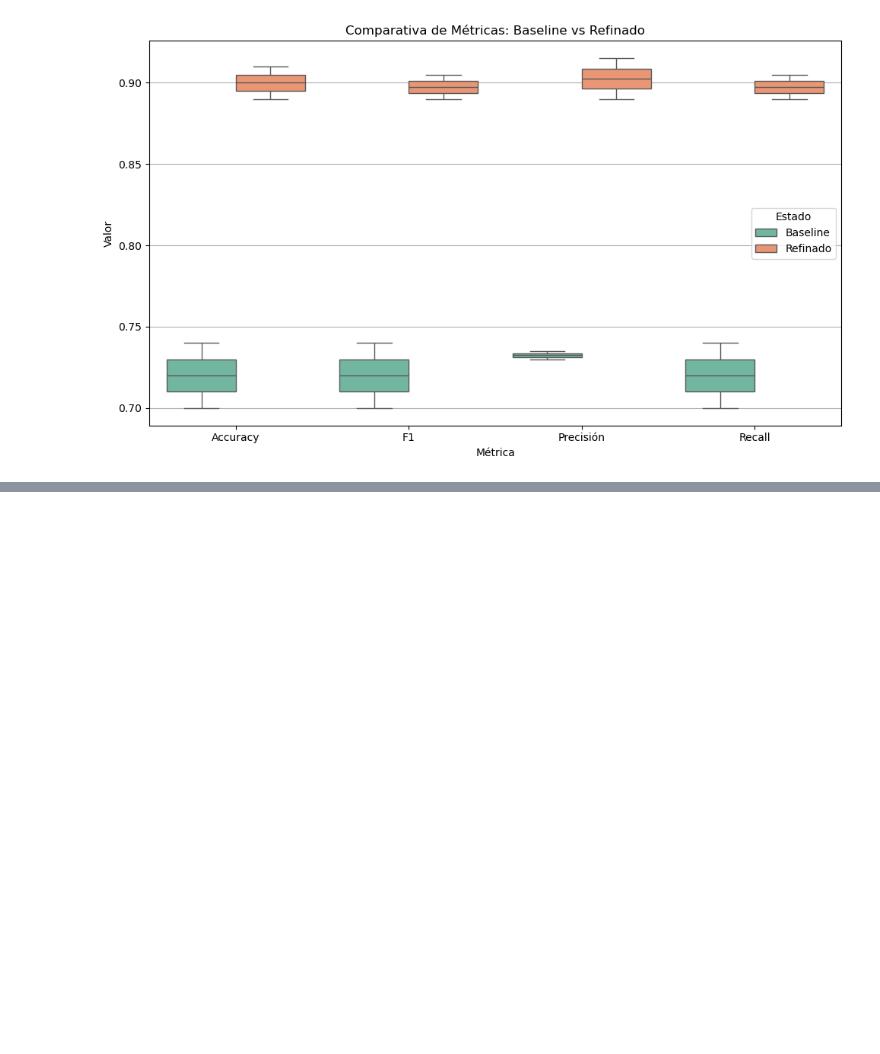
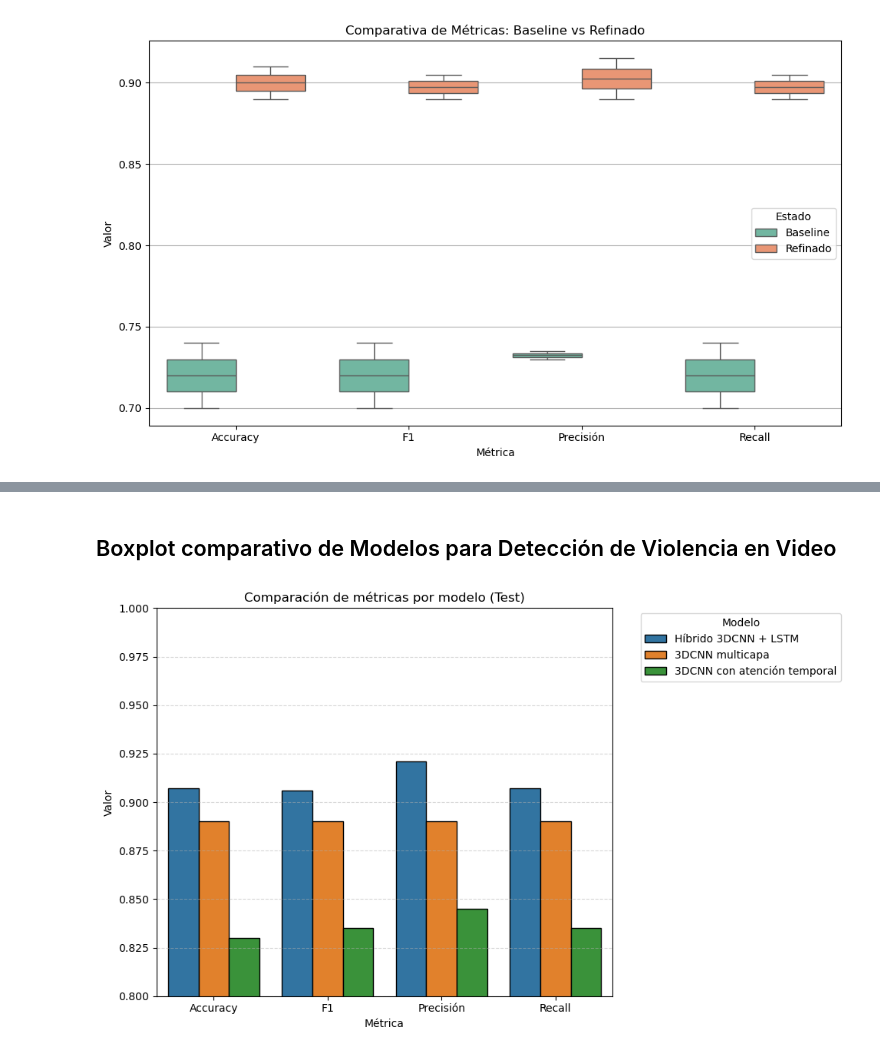
Before and after one commit to Michell-Alvarez/mia-semana14-video-violence-detection, a Jupyter notebook: mia_metricas.ipynb, the cells around one changed output, grey strips where cells are left out. Cells and saved outputs as stored; diff of their text form; code cells hidden in the pictures; blank space fills up the shorter version.

```diff
--- a/mia_metricas.ipynb
+++ b/mia_metricas.ipynb
@@ -517,0 +1346,67 @@ plt.show()
+# %% [markdown]
+## Boxplot comparativo de Modelos para Detección de Violencia en Video
+# %%
+# Importa la librería pandas para manipulación de datos tabulares
+import pandas as pd
+# Importa matplotlib para crear gráficos
+import matplotlib.pyplot as plt
+# Importa seaborn para visualizaciones estadísticas más estéticas
+import seaborn as sns
+
+# ------------------- DATOS -------------------
+
+# Define una lista de diccionarios con los resultados de evaluación de cada modelo
+data = [
+    # Métricas para el modelo Híbrido 3DCNN + LSTM
+    {"Modelo": "Híbrido 3DCNN + LSTM", "Métrica": "Accuracy", "Valor": 0.907},
+    {"Modelo": "Híbrido 3DCNN + LSTM", "Métrica": "F1", "Valor": 0.906},
+    {"Modelo": "Híbrido 3DCNN + LSTM", "Métrica": "Precisión", "Valor": 0.921},
+    {"Modelo": "Híbrido 3DCNN + LSTM", "Métrica": "Recall", "Valor": 0.907},
+
+    # Métricas para el modelo 3DCNN multicapa
+    {"Modelo": "3DCNN multicapa", "Métrica": "Accuracy", "Valor": 0.890},
+    {"Modelo": "3DCNN multicapa", "Métrica": "F1", "Valor": 0.890},
+    {"Modelo": "3DCNN multicapa", "Métrica": "Precisión", "Valor": 0.890},
+    {"Modelo": "3DCNN multicapa", "Métrica": "Recall", "Valor": 0.890},
+
+    # Métricas para el modelo 3DCNN con atención temporal
+    {"Modelo": "3DCNN con atención temporal", "Métrica": "Accuracy", "Valor": 0.830},
+    {"Modelo": "3DCNN con atención temporal", "Métrica": "F1", "Valor": 0.835},
+    {"Modelo": "3DCNN con atención temporal", "Métrica": "Precisión", "Valor": 0.845},
+    {"Modelo": "3DCNN con atención temporal", "Métrica": "Recall", "Valor": 0.835},
+]
+
+# Convierte la lista de diccionarios en un DataFrame de pandas
+df = pd.DataFrame(data)
+
+# ------------------- GRÁFICO -------------------
+
+# Crea una figura de tamaño 10x6 pulgadas
+plt.figure(figsize=(10, 6))
+
+# Genera un gráfico de barras con seaborn
+# Eje X: tipo de métrica, Eje Y: valor de la métrica, separadas por modelo
+sns.barplot(data=df, x="Métrica", y="Valor", hue="Modelo", edgecolor="black")
+
+# Agrega un título al gráfico
+plt.title("Comparación de métricas por modelo (Test)")
+
+# Define el rango del eje Y entre 0.8 y 1.0 para enfocar diferencias sutiles
+plt.ylim(0.8, 1.0)
+
+# Agrega una rejilla horizontal de fondo para facilitar comparación visual
+plt.grid(axis="y", linestyle="--", alpha=0.5)
+
+# Ajusta la posición de la leyenda fuera del gráfico (a la derecha)
+plt.legend(title="Modelo", bbox_to_anchor=(1.05, 1), loc='upper left')
+
+# Ajusta automáticamente márgenes para que todo se vea bien
+plt.tight_layout()
+
+# Guarda el gráfico como imagen PNG en la ruta especificada
+plt.savefig("/home/michell-alvarez/e_modelos/EF/archivos_txt/comparacion_metricas_barplot_colores.png", dpi=300)
+
+# Muestra el gráfico en pantalla
+plt.show()
+# %% [output]
+[figure, added]
```
Also changed, not shown: parts of 5 cells of this notebook, 4 other files.
